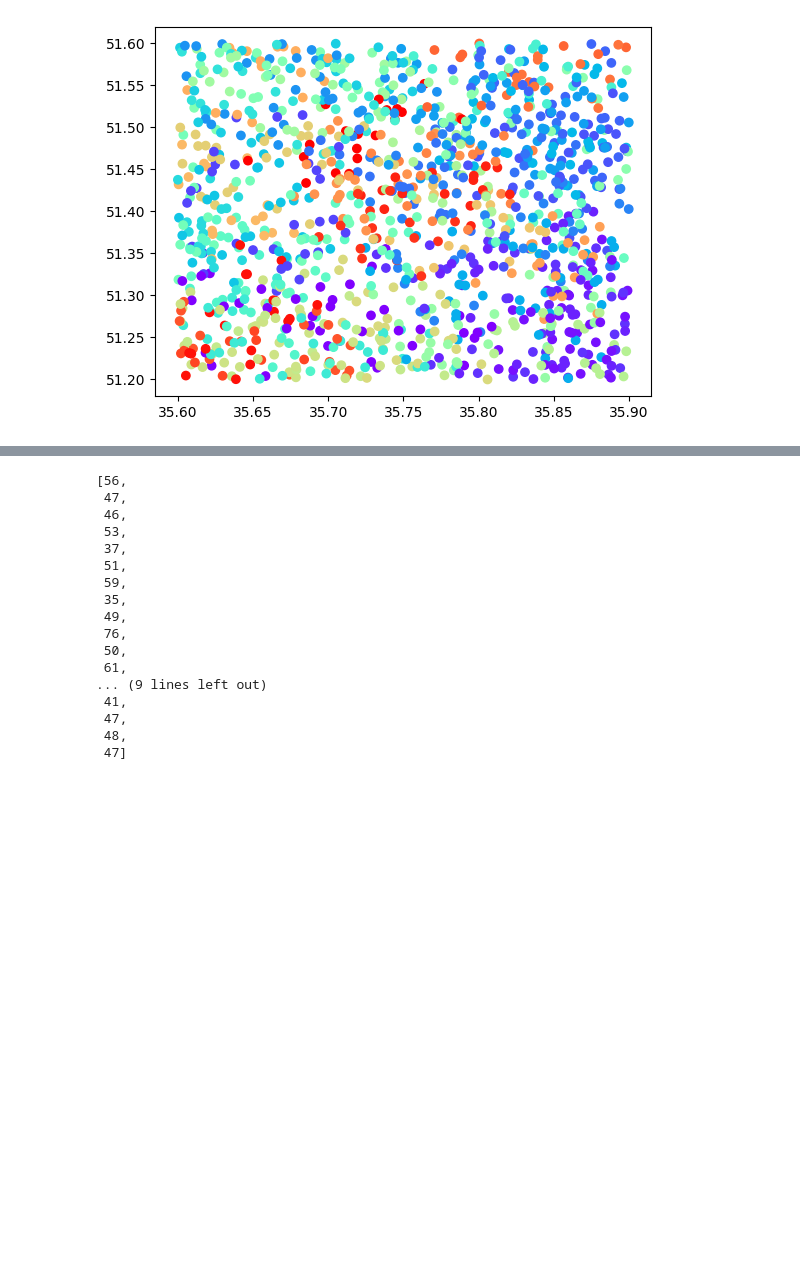
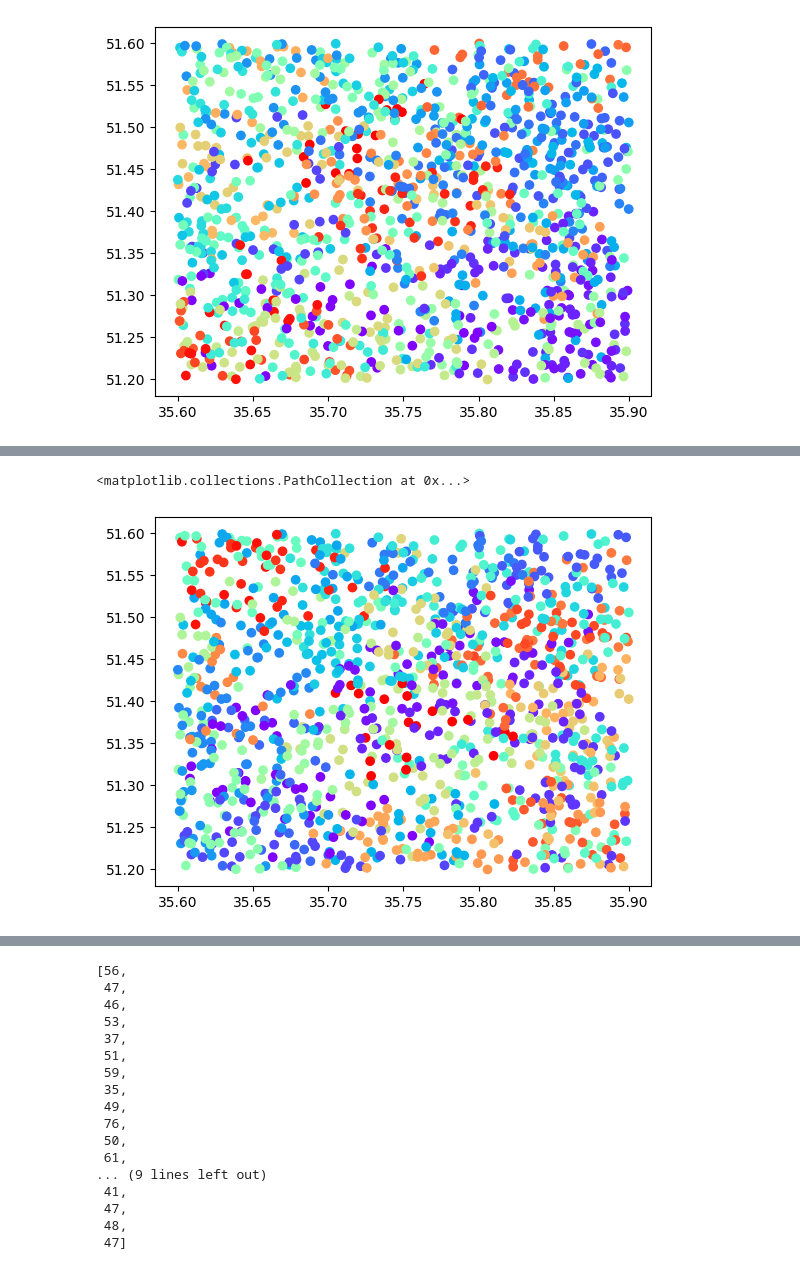
Before and after one commit to DevNerds2020/coordinate-recommender-for-visitors, a Jupyter notebook: test-workbench.ipynb, the cells around one changed output, grey strips where cells are left out. Drawn from its saved outputs; the diff is of its cells as text; code cells hidden in the pictures; blank space fills up the shorter version.

```diff
--- a/test-workbench.ipynb
+++ b/test-workbench.ipynb
@@ -150 +186,9 @@ plt.bar(range(len(cluster_weights)), cluster_weights)
 [figure]
+# %%
+def normal_dist(x, mean, sd):
+    prob_density = (np.pi * sd) * np.exp(-0.5 * ((x - mean) / sd) ** 2)
+    return prob_density
+
+
+df['std_weight'] = df['Weight'].apply(lambda x: normal_dist(x, df['Weight'].mean(), df['Weight'].std()))
+df
@@ -150,0 +209,7 @@ plt.bar(range(len(cluster_weights)), cluster_weights)
+# %%
+model_with_weight2 = AgglomerativeClustering(n_clusters=45, affinity='euclidean', linkage='ward').fit(
+    df.iloc[:, [1, 2, 4]])
+plt.scatter(df.iloc[:, 1], df.iloc[:, 2], c=model_with_weight2.labels_, cmap="rainbow")
+# %% [output]
+<matplotlib.collections.PathCollection at 0x...>
+[figure, added]
```
Also changed, not shown: parts of 7 cells of this notebook.
